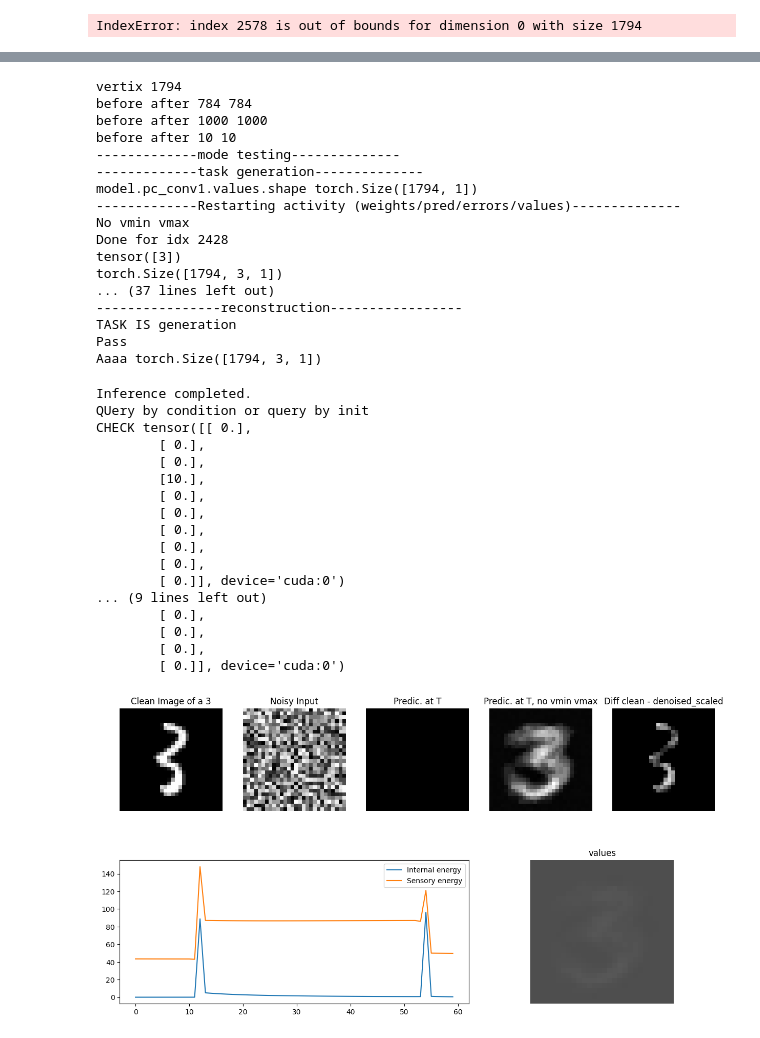
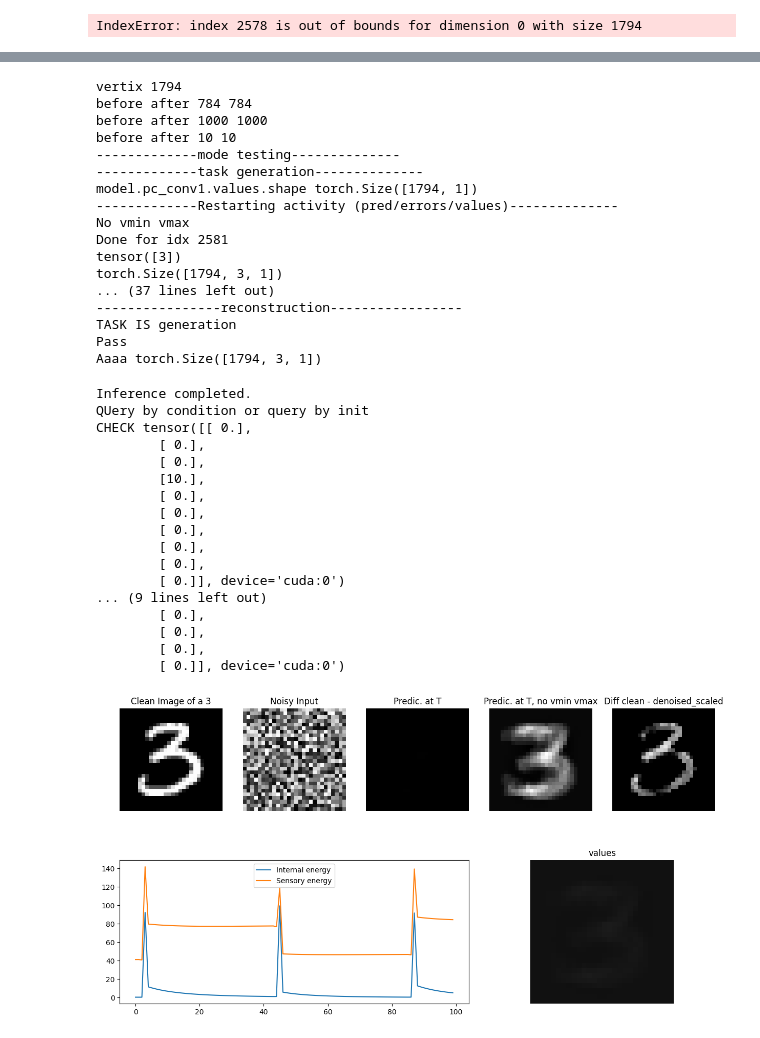
Before and after one commit to erencantatar/GraphPredictiveCoding, a Jupyter notebook: notebooks/training.ipynb, the cells around one changed output, grey strips where cells are left out. Cells and saved outputs as stored; diff of their text form; code cells hidden in the pictures.

```diff
--- a/notebooks/training.ipynb
+++ b/notebooks/training.ipynb
@@ -581,7 +585,7 @@ for epoch in range(args.epochs):
         try:
             print("Label:", batch.y, "Input Shape:", batch.x.shape)
             model.train()
-            model.pc_conv1.restart_activity()
+            # model.pc_conv1.restart_activity()
 
             batch = batch.to(device)
             history_epoch = model.learning(batch)
@@ -1041,7 +1209,7 @@ MSE_values_denoise = denoise(test_loader, model, test_params)
 
 test_params = {
     "model_dir": model_dir,
-    "T": 60,
+    "T": 100,
     "supervised_learning":True,
     "num_samples": 1,
 }
@@ -1056,33 +1224,33 @@ before after 784 784
 before after 1000 1000
 before after 10 10
 -------------mode testing--------------
 -------------task generation--------------
 model.pc_conv1.values.shape torch.Size([1794, 1])
--------------Restarting activity (weights/pred/errors/values)--------------
+-------------Restarting activity (pred/errors/values)--------------
 No vmin vmax
-Done for idx 2428
+Done for idx 2581
 tensor([3])
 torch.Size([1794, 3, 1])
 ... (37 lines left out)
 ----------------reconstruction-----------------
 TASK IS generation
 Pass
 Aaaa torch.Size([1794, 3, 1])
 Inference completed.
 QUery by condition or query by init
 CHECK tensor([[ 0.],
         [ 0.],
         [ 0.],
         [10.],
         [ 0.],
         [ 0.],
         [ 0.],
         [ 0.],
         [ 0.],
         [ 0.]], device='cuda:0')
 ... (9 lines left out)
         [ 0.],
         [ 0.],
         [ 0.],
         [ 0.]], device='cuda:0')
-[figure, old version]
+[figure, new version]
```
Also changed, not shown: parts of 7 cells of this notebook, 2 other files.
